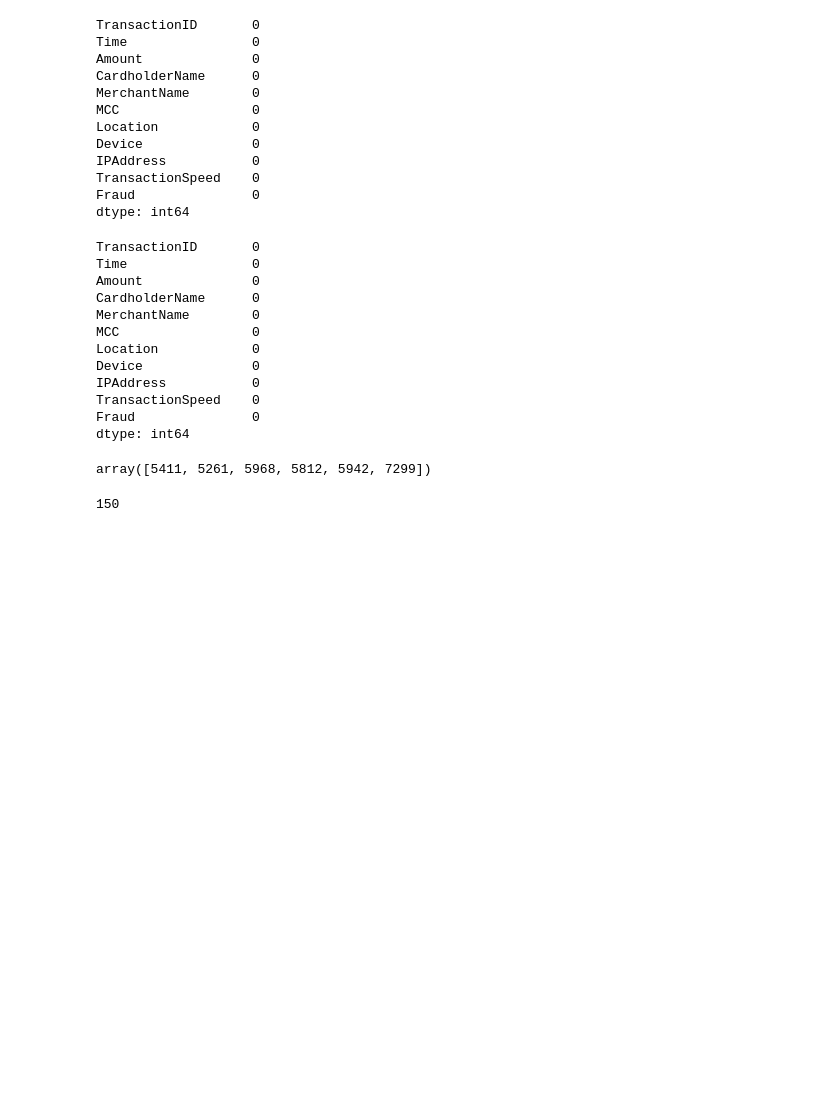
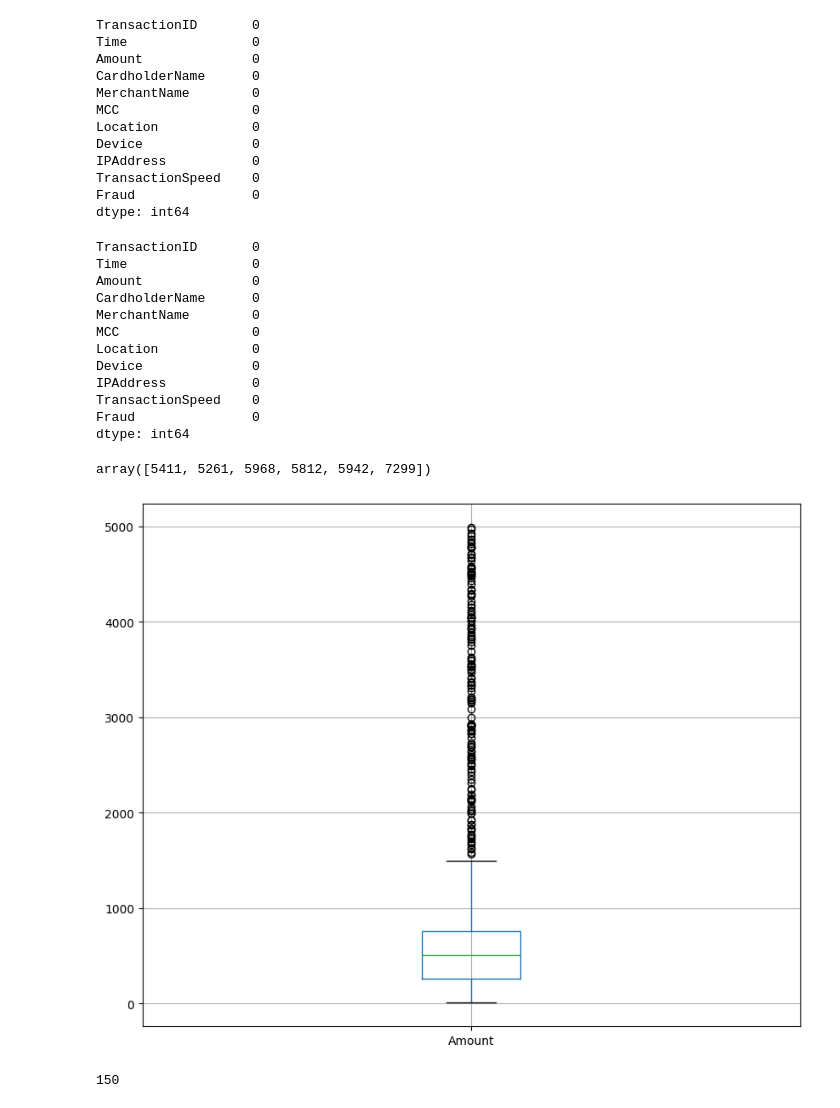
Before and after one commit to nakato156/TP-ML, a Jupyter notebook: notebooks/explore.ipynb, the cells around one changed output. Drawn from its saved outputs; the diff is of its cells as text; code cells hidden in the pictures; blank space fills up the shorter version.

```diff
--- a/notebooks/explore.ipynb
+++ b/notebooks/explore.ipynb
@@ -56,6 +85,11 @@ dtype: int64
 df["MCC"].unique()
 # %% [output]
 array([5411, 5261, 5968, 5812, 5942, 7299])
+# %%
+df[['Amount']].boxplot(figsize=(10,8))
+plt.pyplot.show()
+# %% [output]
+[figure, added]
 # %%
 Q1, Q3 = df['Amount'].quantile([.25, .75])
 IQR = Q3 - Q1
```
Also changed, not shown: parts of 7 cells of this notebook, 1 other file.
